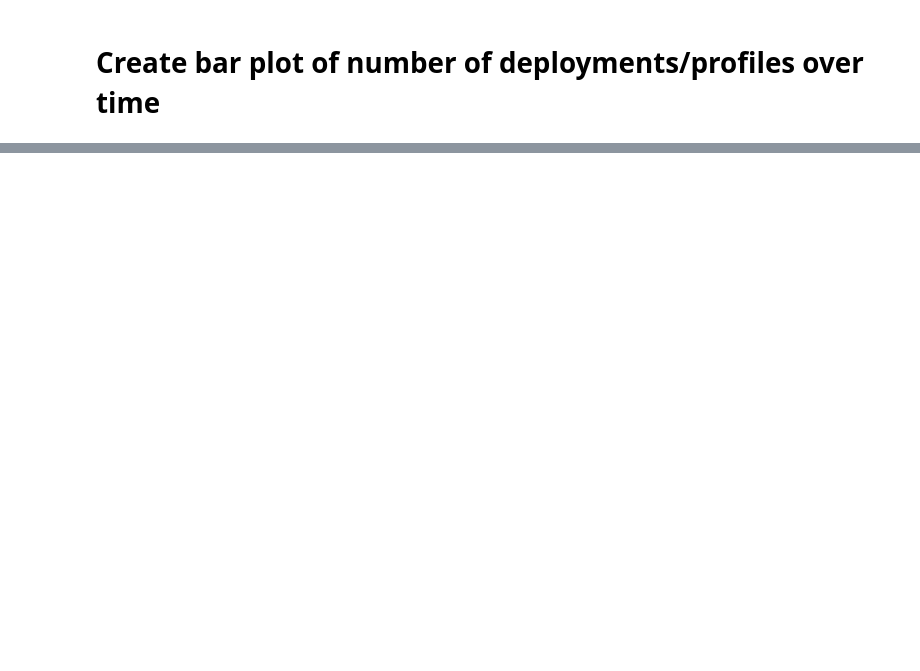
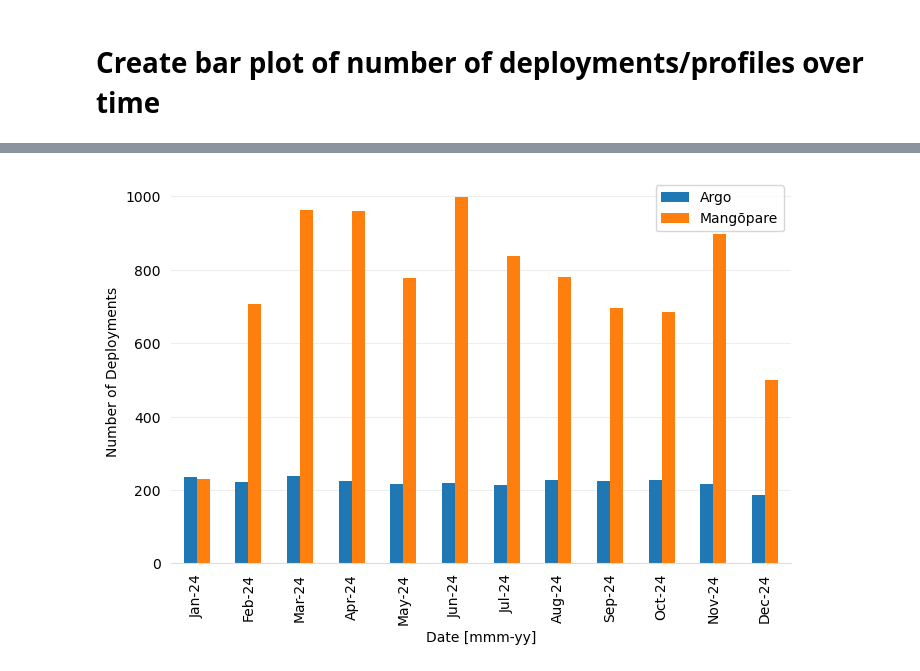
Before and after one commit to jjakoboski/moana-plots, a Jupyter notebook: moana-plots.ipynb, the cells around one changed output, grey strips where cells are left out. Cells and saved outputs as stored; diff of their text form; code cells hidden in the pictures; blank space fills up the shorter version.

```diff
--- a/moana-plots.ipynb
+++ b/moana-plots.ipynb
@@ -544,0 +45,4 @@ Text(0.5, 0, 'Date [mmm-yy]')
+# %%
+monthly_bar_plot(argo,moana)
+# %% [output]
+[figure, added]
```
Also changed, not shown: parts of 20 cells of this notebook, 1 other file.
